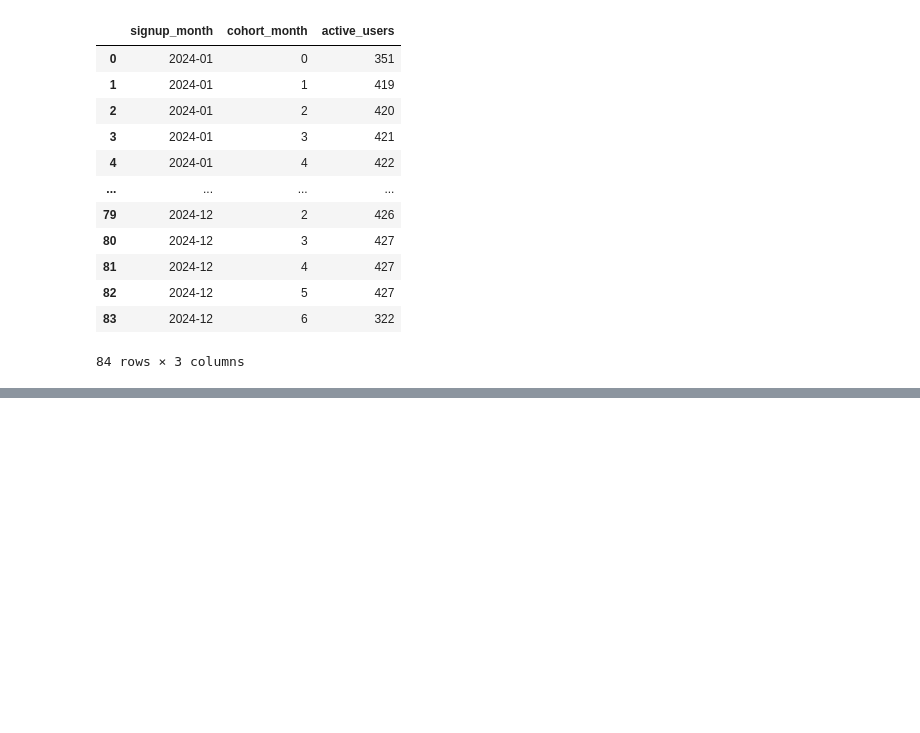
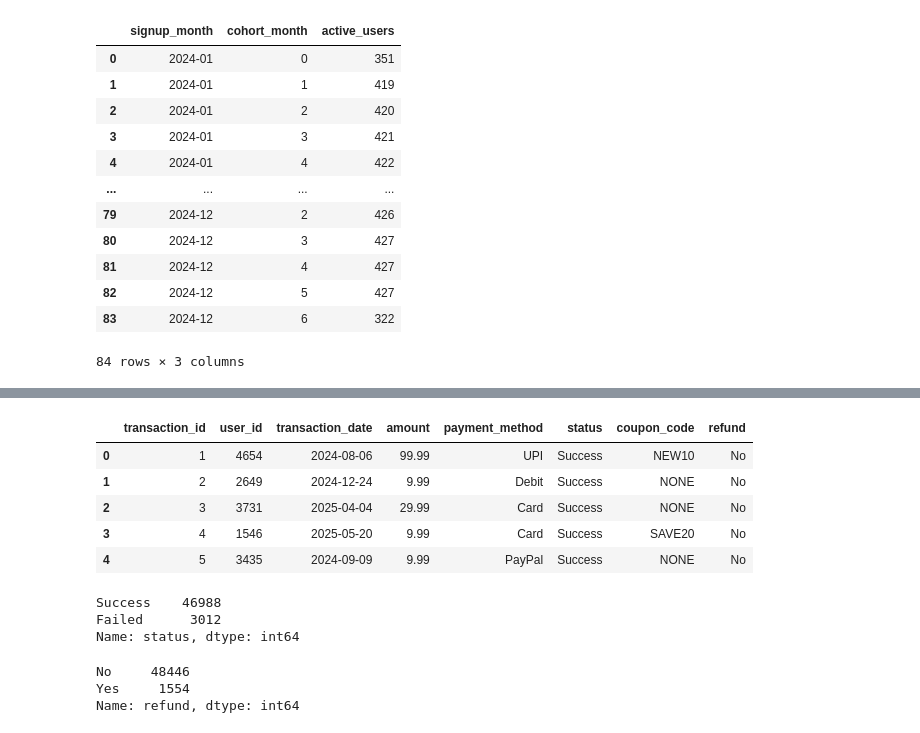
Before and after one commit to PriyaKotera16/User-Retention-Cohort-Analysis, a Jupyter notebook: User_Retention_Cohort_Analysis.ipynb, the cells around one changed output, grey strips where cells are left out. Cells and saved outputs as stored; diff of their text form; code cells hidden in the pictures; blank space fills up the shorter version.

```diff
--- a/User_Retention_Cohort_Analysis.ipynb
+++ b/User_Retention_Cohort_Analysis.ipynb
@@ -160,0 +299,22 @@ cohort_data
+# %%
+#Transaction analysis
+transactions.head()
+# %% [output]
+|  | transaction_id | user_id | transaction_date | amount | payment_method | status | coupon_code | refund |
+| 0 | 1 | 4654 | 2024-08-06 | 99.99 | UPI | Success | NEW10 | No |
+| 1 | 2 | 2649 | 2024-12-24 | 9.99 | Debit | Success | NONE | No |
+| 2 | 3 | 3731 | 2025-04-04 | 29.99 | Card | Success | NONE | No |
+| 3 | 4 | 1546 | 2025-05-20 | 9.99 | Card | Success | SAVE20 | No |
+| 4 | 5 | 3435 | 2024-09-09 | 9.99 | PayPal | Success | NONE | No |
+# %%
+transactions["status"].value_counts()
+# %% [output]
+Success    46988
+Failed      3012
+Name: status, dtype: int64
+# %%
+transactions["refund"].value_counts()
+# %% [output]
+No     48446
+Yes     1554
+Name: refund, dtype: int64
```
Also changed, not shown: parts of 57 cells of this notebook.
